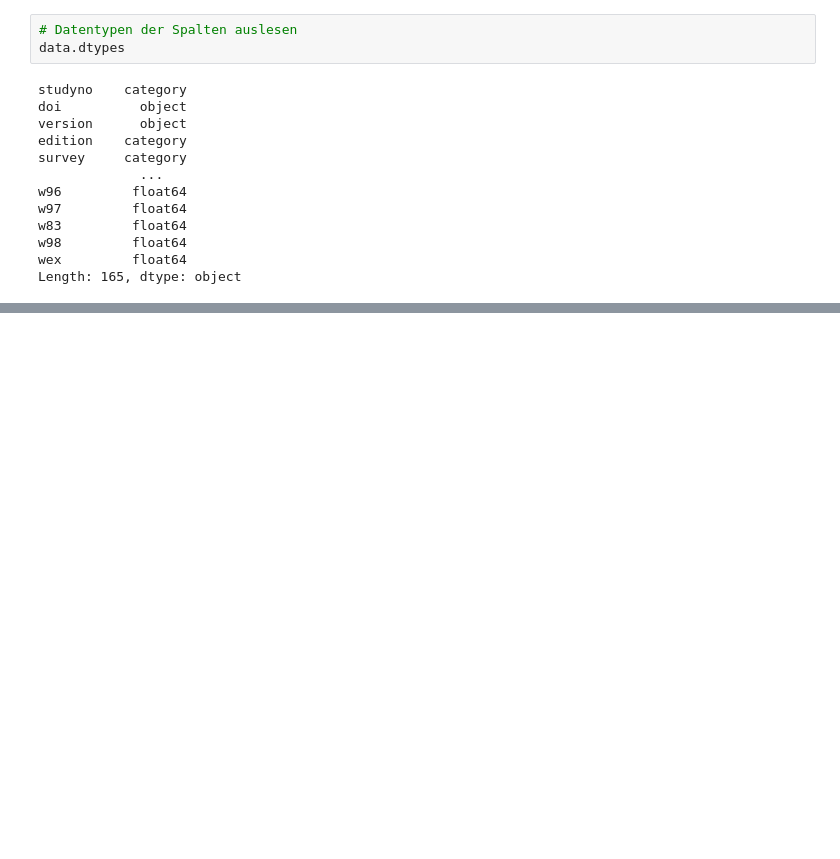
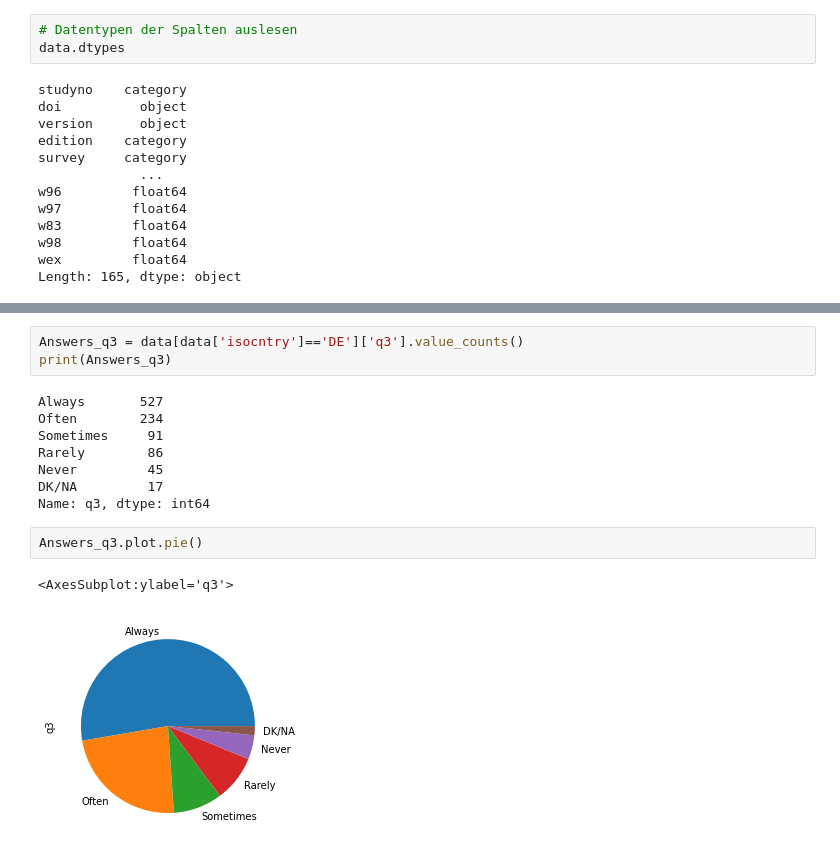
Before and after one commit to HSD-W-MBA/biz_analytics_a_starter, a Jupyter notebook: notebooks/data_overview.ipynb, the cells around one changed output, grey strips where cells are left out. Drawn from its saved outputs; the diff is of its cells as text; blank space fills up the shorter version.

```diff
--- a/notebooks/data_overview.ipynb
+++ b/notebooks/data_overview.ipynb
@@ -134,0 +323,16 @@ data.sample(10)
+# %%
+Answers_q3 = data[data['isocntry']=='DE']['q3'].value_counts()
+print(Answers_q3)
+# %% [output]
+Always       527
+Often        234
+Sometimes     91
+Rarely        86
+Never         45
+DK/NA         17
+Name: q3, dtype: int64
+# %%
+Answers_q3.plot.pie()
+# %% [output]
+<AxesSubplot:ylabel='q3'>
+[figure, added]
```
Also changed, not shown: parts of 35 cells of this notebook, 5 other files.
